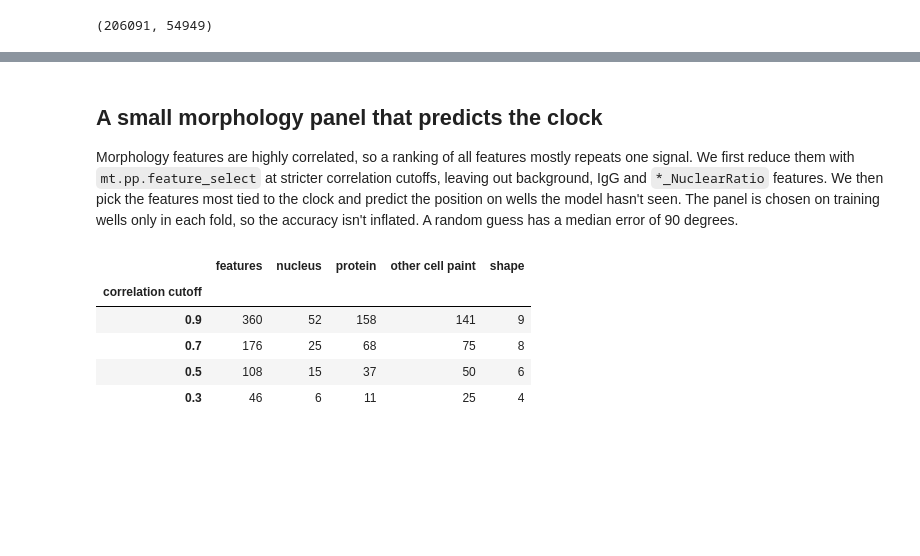
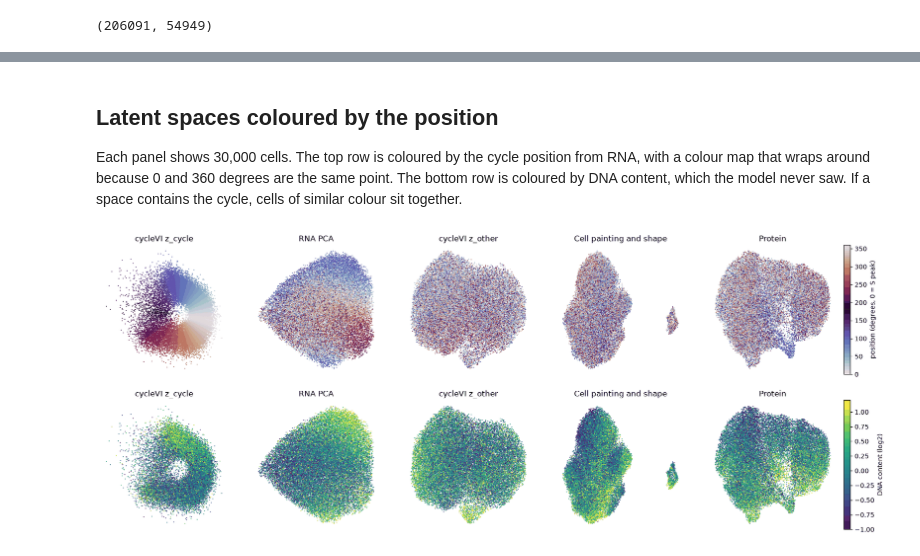
Before and after one commit to timtreis/cytodata-hackathon-prep-multiomics, a Jupyter notebook: notebooks/03_cyclevi.ipynb, the cells around one changed output, grey strips where cells are left out. Cells and saved outputs as stored; diff of their text form; code cells hidden in the pictures; blank space fills up the shorter version.

```diff
--- a/notebooks/03_cyclevi.ipynb
+++ b/notebooks/03_cyclevi.ipynb
@@ -7,4 +5,5 @@
 # %%
+import pickle
 from pathlib import Path
 
 import anndata as ad
@@ -23,6 +22,20 @@ from sklearn.preprocessing import StandardScaler
 
 DATA, RESULTS = Path("data"), Path("cyclevi")
 RUN = "nobatch400"
+CACHE = Path("cache") / RUN
+CACHE.mkdir(parents=True, exist_ok=True)
+
+
+def cached(name, compute):
+    # returns a saved result, or computes and saves it; delete the cache folder after changing inputs
+    path = CACHE / f"{name}.pkl"
+    if path.exists():
+        return pickle.loads(path.read_bytes())
+    result = compute()
+    path.write_bytes(pickle.dumps(result))
+    return result
+
+
 
 img = ad.read_h5ad(DATA / "imaging.h5ad")
 img = img[~img.obs["qc_fail"].values].copy()
@@ -417,21 +294,35 @@ plt.show()
 # %% [markdown]
-## A small morphology panel that predicts the clock
+## Latent spaces coloured by the position
 
-Morphology features are highly correlated, so a ranking of all features mostly repeats one signal. We first reduce them with `mt.pp.feature_select` at stricter correlation cutoffs, leaving out background, IgG and `*_NuclearRatio` features. We then pick the features most tied to the clock and predict the position on wells the model hasn't seen. The panel is chosen on training wells only in each fold, so the accuracy isn't inflated. A random guess has a median error of 90 degrees.
+Each panel shows 30,000 cells. The top row is coloured by the cycle position from RNA, with a colour map that wraps around because 0 and 360 degrees are the same point. The bottom row is coloured by DNA content, which the model never saw. If a space contains the cycle, cells of similar colour sit together.
 # %%
-not_biology = img.var_names[np.isin(modality, ["background", "control"]) | img.var_names.str.endswith("_NuclearRatio")]
-fs = ad.AnnData(X=x[index].astype(np.float32), obs=img.obs.iloc[index].copy(), var=img.var.copy(), uns={"mantispy": dict(img.uns["mantispy"])})
-reduced = {}
-for cutoff in [0.9, 0.7, 0.5, 0.3]:
-    mt.pp.feature_select(fs, operations=("correlation_threshold", "blocklist"), corr_threshold=cutoff, blocklist=list(not_biology), key_added=f"keep_{cutoff}")
-    reduced[cutoff] = fs.var[f"keep_{cutoff}"].values
-summary = pd.DataFrame({c: {"features": int(m.sum()), "nucleus": int((m & (channel == "Nucleus")).sum()), "protein": int((m & (modality == "protein")).sum()), "other cell paint": int((m & np.isin(channel, ["Actin", "Cell-Membrane", "Mitochondria"])).sum()), "shape": int((m & (modality == "shape")).sum())} for c, m in reduced.items()}).T
-summary.index.name = "correlation cutoff"
-summary
+Path("figures").mkdir(exist_ok=True)
+sub = np.sort(np.random.default_rng(0).choice(len(index), 30_000, replace=False))
+paint_view = PCA(30, random_state=0).fit_transform(x[index][:, selected & np.isin(modality, ["cell_paint", "shape"])])
+protein_view = PCA(10, random_state=0).fit_transform(x[index][:, selected & (modality == "protein")])
+embeddings = {"RNA PCA": views["RNA PCA"], "cycleVI z_other": views["cycleVI z_other"], "Cell painting and shape": paint_view, "Protein": protein_view}
+
+
+def umap_layout(values):
+    a = ad.AnnData(obs=pd.DataFrame(index=[str(i) for i in sub]), obsm={"X_use": np.asarray(values[sub], dtype=np.float32)})
+    sc.pp.neighbors(a, use_rep="X_use", transformer="sklearn")
+    sc.tl.umap(a, random_state=0)
+    return a.obsm["X_umap"]
+
+
+layout = {"cycleVI z_cycle": views["cycleVI z_cycle"][sub]}
+for name, values in embeddings.items():
+    layout[name] = cached(f"umap_{name}", lambda: umap_layout(values))
+colours = {"position": (np.degrees(shared["cycle_position"].values[sub]), "twilight", 0, 360), "DNA content": (shared["dna"].values[sub], "viridis", -1, 1.2)}
+fig, axes = plt.subplots(2, 5, figsize=(21, 8))
+for row, (label, (values, cmap, low, high)) in zip(axes, colours.items()):
+    for ax, (name, xy) in zip(row, layout.items()):
+        order = np.random.default_rng(1).permutation(len(xy))
+        points = ax.scatter(xy[order, 0], xy[order, 1], c=values[order], cmap=cmap, vmin=low, vmax=high, s=2, linewidths=0, rasterized=True)
+        ax.set(title=name, xticks=[], yticks=[])
+        ax.spines[["top", "right", "left", "bottom"]].set_visible(False)
+    fig.colorbar(points, ax=row, fraction=0.012, pad=0.01, label="position (degrees, 0 = S peak)" if label == "position" else "DNA content (log2)")
+fig.savefig("figures/latent_spaces.png", dpi=130, bbox_inches="tight")
+plt.show()
 # %% [output]
-|  | features | nucleus | protein | other cell paint | shape |
-| correlation cutoff |  |  |  |  |  |
-| 0.9 | 360 | 52 | 158 | 141 | 9 |
-| 0.7 | 176 | 25 | 68 | 75 | 8 |
-| 0.5 | 108 | 15 | 37 | 50 | 6 |
-| 0.3 | 46 | 6 | 11 | 25 | 4 |
+[figure, added]
```
Also changed, not shown: parts of 61 cells of this notebook, 3 other files.
